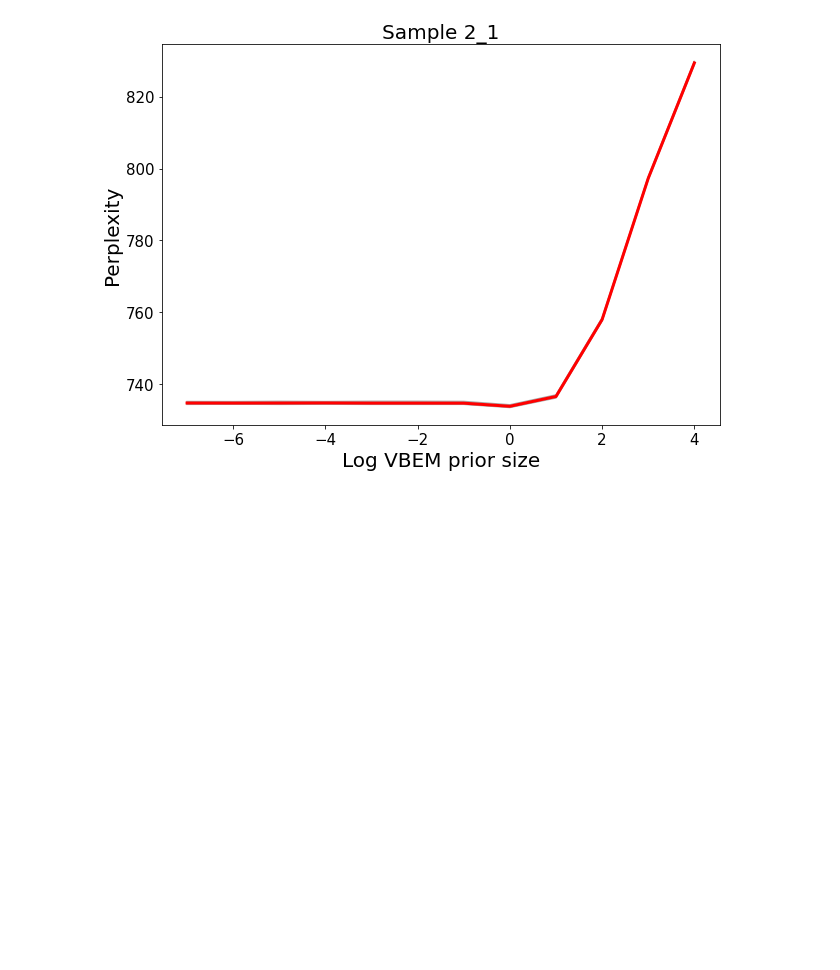
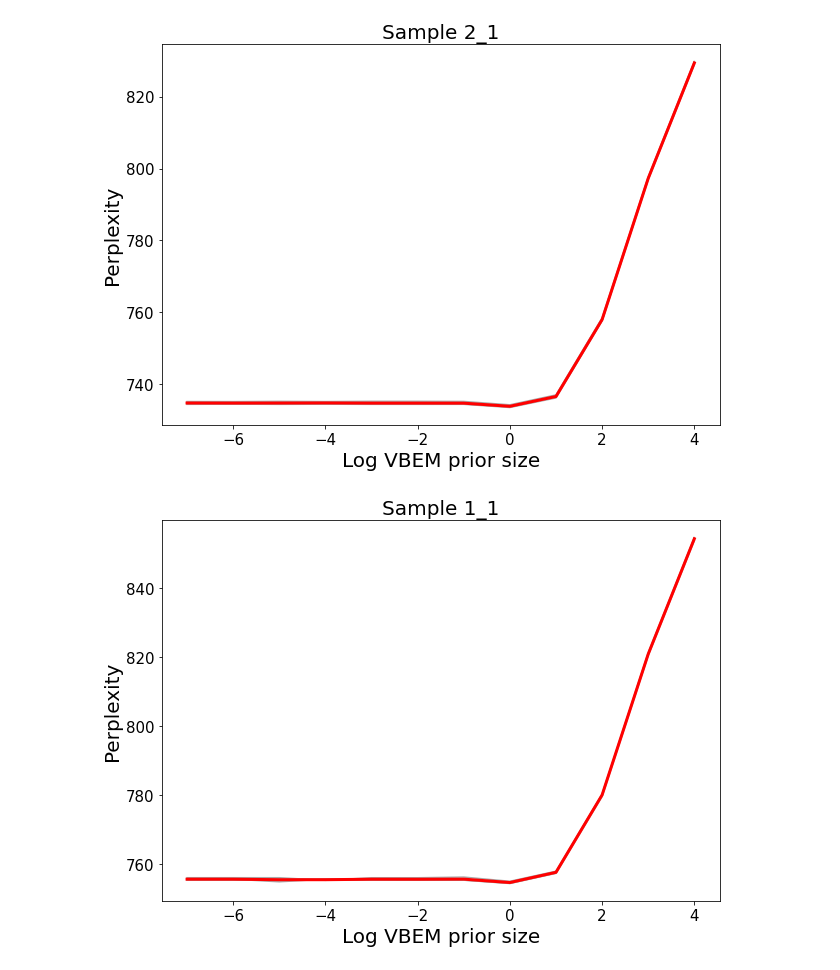
Before and after one commit to NPSDC/shoal_exeperiments, a Jupyter notebook: swim/notebooks/Perplexity Salmon.ipynb, the cells around one changed output. Saved outputs shown, nothing was run; the diff lists cells and outputs as text; code cells hidden in the pictures; blank space fills up the shorter version.

Commit message:
salmon prior plots

```diff
--- a/swim/notebooks/Perplexity Salmon.ipynb
+++ b/swim/notebooks/Perplexity Salmon.ipynb
@@ -71,3 +71,7 @@ p=perplexity_plot("3","1", vbpriors, 5)
 p=perplexity_plot("2","1", vbpriors, 5)
 # %% [output]
 [figure]
+# %%
+p=perplexity_plot("1","1", vbpriors, 5)
+# %% [output]
+[figure, added]
```
Also changed, not shown: parts of 2 cells of this notebook.
